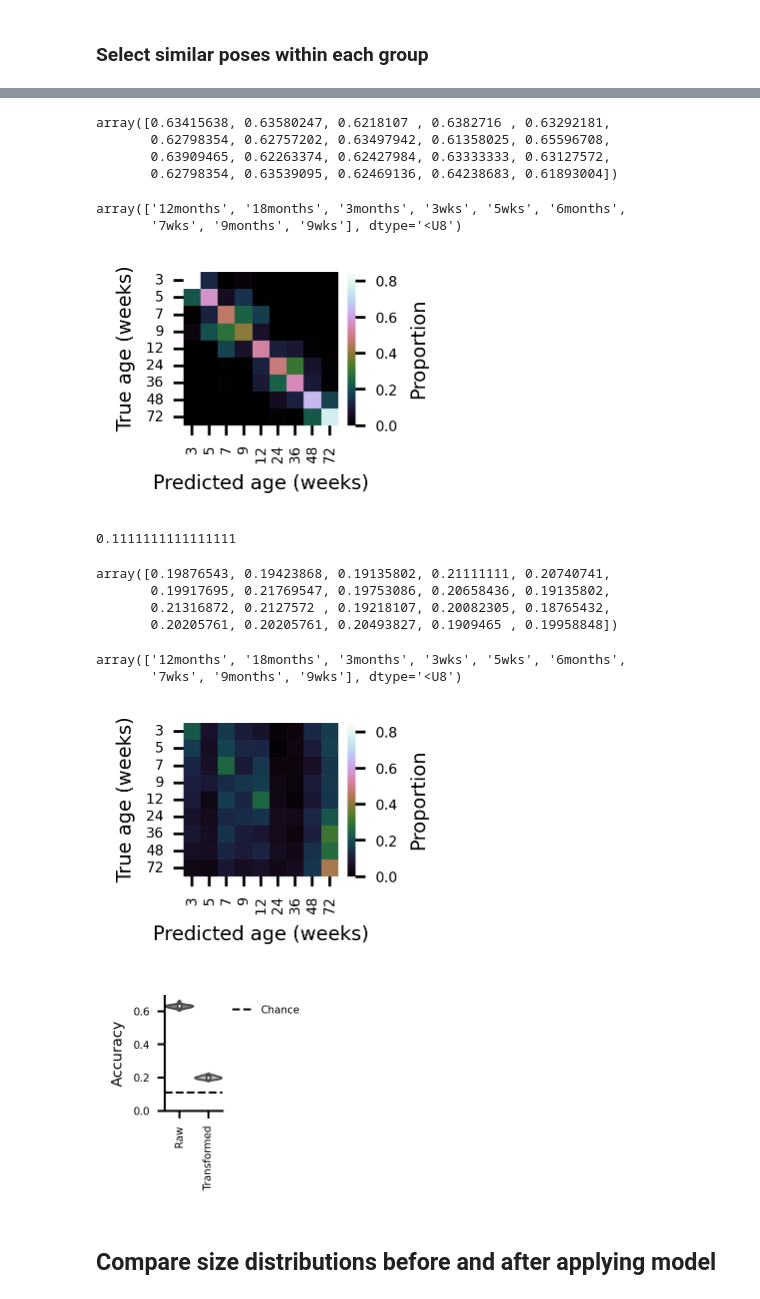
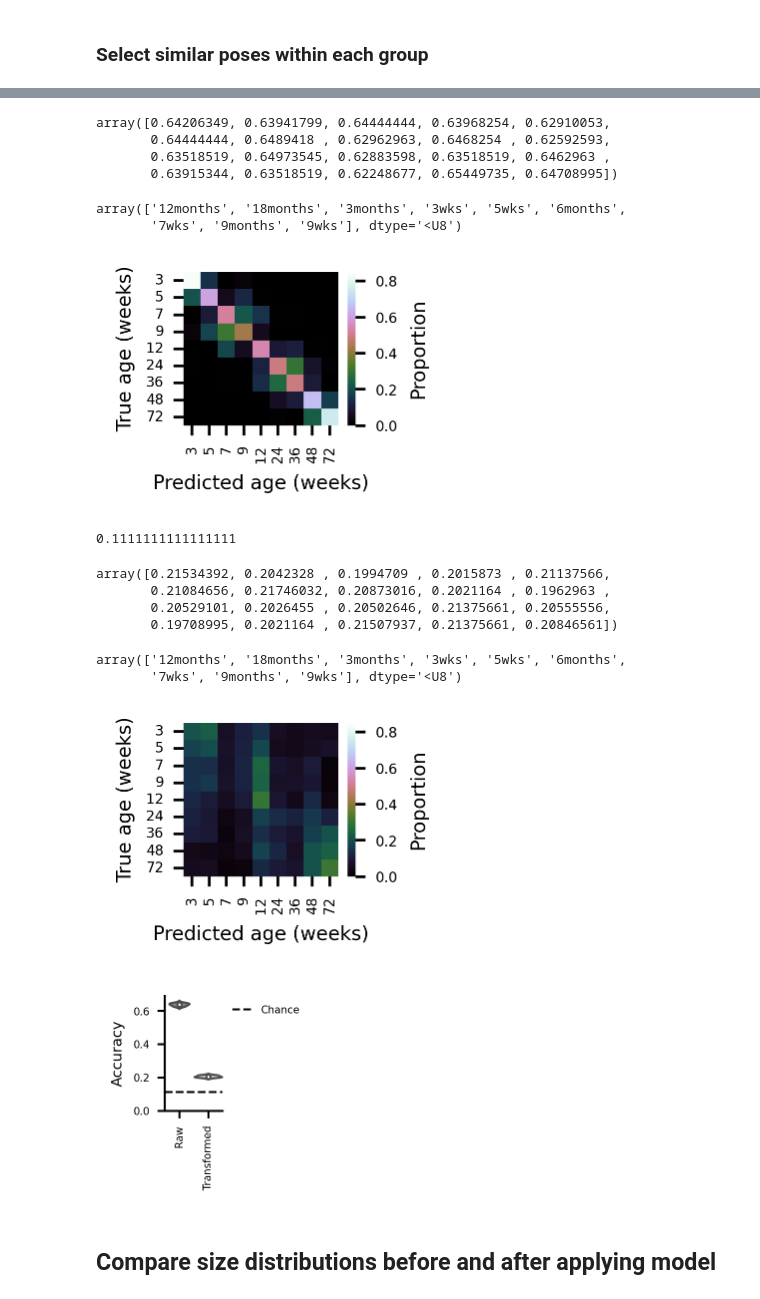
Before and after one commit to dattalab/ontogeny-of-behavior, a Jupyter notebook: notebooks/figures/win/fig1-model-validation.ipynb, the cells around one changed output, grey strips where cells are left out. Cells and saved outputs as stored; diff of their text form; code cells hidden in the pictures.

Commit message:
entering final phases of model development

```diff
--- a/notebooks/figures/win/fig1-model-validation.ipynb
+++ b/notebooks/figures/win/fig1-model-validation.ipynb
@@ -35,7 +39,9 @@ saver = save_factory(c.save_path / "network-optim", tight_layout=False)
 if not torch.cuda.is_available():
     torch.set_num_threads(int(os.environ.get("SLURM_CPUS_PER_TASK", 1)))
 # %%
-mdl_path = '/n/groups/datta/win/longtogeny/size_norm/models/pre_final_model/model.pt'
+# mdl_path = '/n/groups/datta/win/longtogeny/size_norm/models/pre_final_model/model.pt'
+mdl_path = '/n/groups/datta/win/longtogeny/size_norm/models/adversarial_test_model/model.pt'
+
 mdl = torch.jit.load(mdl_path, map_location='cuda' if torch.cuda.is_available() else 'cpu')
 # %%
 max_frames = 12_500
@@ -185,10 +191,10 @@ out = cross_val_score(
 )
 out
 # %% [output]
-array([0.63415638, 0.63580247, 0.6218107 , 0.6382716 , 0.63292181,
-       0.62798354, 0.62757202, 0.63497942, 0.61358025, 0.65596708,
-       0.63909465, 0.62263374, 0.62427984, 0.63333333, 0.63127572,
-       0.62798354, 0.63539095, 0.62469136, 0.64238683, 0.61893004])
+array([0.64206349, 0.63941799, 0.64444444, 0.63968254, 0.62910053,
+       0.64444444, 0.6489418 , 0.62962963, 0.6468254 , 0.62592593,
+       0.63518519, 0.64973545, 0.62883598, 0.63518519, 0.6462963 ,
+       0.63915344, 0.63518519, 0.62248677, 0.65449735, 0.64708995])
 # %%
 lr_preds = cross_val_predict(
     pipeline,
@@ -212,9 +218,9 @@ cm_df = pd.DataFrame(cm / cm.sum(1, keepdims=True), columns=col, index=col)
 fig = plt.figure(figsize=(1.25, 1))
 ax = sns.heatmap(cm_df, annot=False, cmap='cubehelix', cbar_kws=dict(label='Proportion'), vmax=0.85, vmin=0)
 ax.set(xlabel='Predicted age (weeks)', ylabel='True age (weeks)')
-saver(fig, 'raw-pose-age-classification-confusion-mtx');
+# saver(fig, 'raw-pose-age-classification-confusion-mtx');
 # %% [output]
-[figure, old version]
+[figure, new version]
 # %%
 chance = 1 / len(np.unique(ages))
 chance
@@ -239,10 +245,10 @@ preds_out = cross_val_score(
 )
 preds_out
 # %% [output]
-array([0.19876543, 0.19423868, 0.19135802, 0.21111111, 0.20740741,
-       0.19917695, 0.21769547, 0.19753086, 0.20658436, 0.19135802,
-       0.21316872, 0.2127572 , 0.19218107, 0.20082305, 0.18765432,
-       0.20205761, 0.20205761, 0.20493827, 0.1909465 , 0.19958848])
+array([0.21534392, 0.2042328 , 0.1994709 , 0.2015873 , 0.21137566,
+       0.21084656, 0.21746032, 0.20873016, 0.2021164 , 0.1962963 ,
+       0.20529101, 0.2026455 , 0.20502646, 0.21375661, 0.20555556,
+       0.19708995, 0.2021164 , 0.21507937, 0.21375661, 0.20846561])
 # %%
 lr_preds = cross_val_predict(
     pipeline,
@@ -259,16 +265,16 @@ array(['12months', '18months', '3months', '3wks', '5wks', '6months',
 # %%
 sort_labels = unique[[3, 4, 6, 8, 2, 5, 7, 0, 1]]
 cm = confusion_matrix(ages, lr_preds, labels=sort_labels)
 
 col = [3, 5, 7, 9, 12, 24, 9 * 4, 12 * 4, 18 * 4]
 cm_df = pd.DataFrame(cm / cm.sum(1, keepdims=True), columns=col, index=col)
 
 fig = plt.figure(figsize=(1.25, 1))
 ax = sns.heatmap(cm_df, annot=False, cmap='cubehelix', cbar_kws=dict(label='Proportion'), vmax=0.85, vmin=0)
 ax.set(xlabel='Predicted age (weeks)', ylabel='True age (weeks)');
-saver(fig, 'transformed-pose-age-classification-confusion-mtx');
+# saver(fig, 'transformed-pose-age-classification-confusion-mtx');
 # %% [output]
-[figure, old version]
+[figure, new version]
 # %%
 outcomes = dict(
     Raw=out,
@@ -284,9 +290,9 @@ ax.set(ylim=(0, None), ylabel='Accuracy')
 ax.set_xticklabels(ax.get_xticklabels(), rotation=90)
 plt.legend(frameon=False, loc='upper left', bbox_to_anchor=(1, 1))
 sns.despine()
-saver(fig, 'age-decoder-from-pose');
+# saver(fig, 'age-decoder-from-pose');
 # %% [output]
-[figure, old version]
+[figure, new version]
 # %% [markdown]
 ## Compare size distributions before and after applying model
 # %%
```
Also changed, not shown: parts of 2 cells of this notebook, 14 other files.
